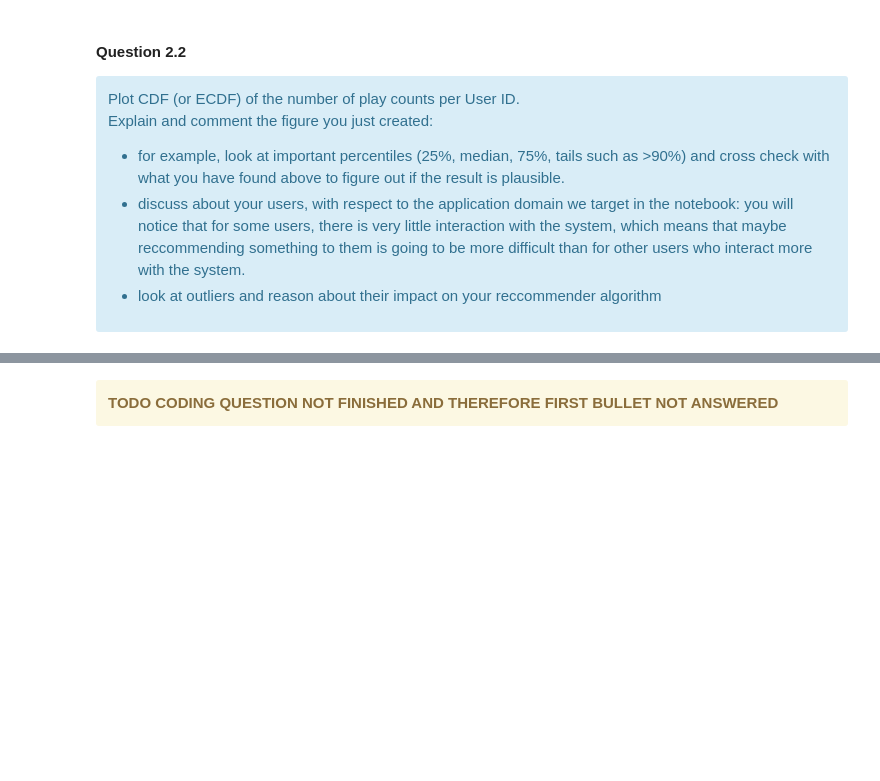
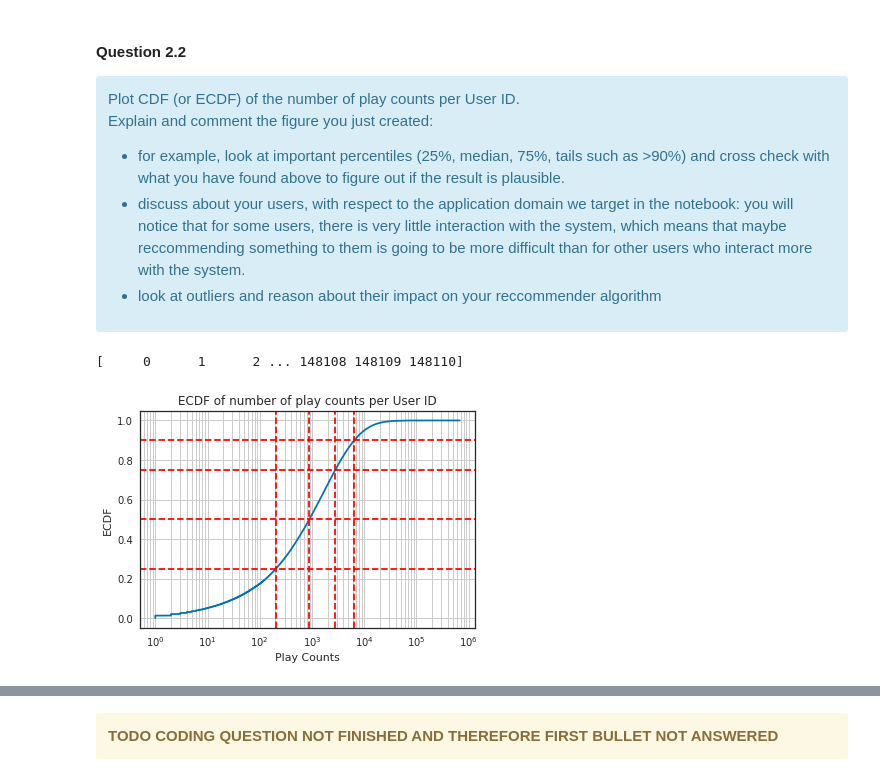
Before and after one commit to intv0id/AML_Course, a Jupyter notebook: 1 - RecSys/RecSys.ipynb, the cells around one changed output, grey strips where cells are left out. Drawn from its saved outputs; the diff is of its cells as text; code cells hidden in the pictures; blank space fills up the shorter version.

Commit message:
Graphical improvements

```diff
--- a/1 - RecSys/RecSys.ipynb
+++ b/1 - RecSys/RecSys.ipynb
@@ -313,18 +358,22 @@ percentiles = [.25,.5,.75,.9]
 # %%
 pdf = pd.DataFrame(data=userActivity)
 Y=np.sort( pdf[1] )
 data_nb = len(Y)
 yvals=np.arange(len(Y))/float(data_nb)
 
 print(np.arange(len(Y)))
 
 plt.xscale('log')
 plt.plot( Y, yvals )
 plt.xlabel('Play Counts')
 plt.ylabel('ECDF')
 plt.grid(True,which="both",ls="-")
 for percentile in percentiles:
-    plt.axhline(percentile, 0, Y[int(data_nb*percentile)], color='r', linestyle="--")
+    plt.axhline(percentile, color='r', linestyle="--")
+    plt.axvline(Y[int(data_nb*percentile)], color='r', linestyle='--')
 plt.title('ECDF of number of play counts per User ID')
 plt.show()
+# %% [output]
+[     0      1      2 ... 148108 148109 148110]
+[figure, added]
 # %%
```
Also changed, not shown: parts of 14 cells of this notebook.
